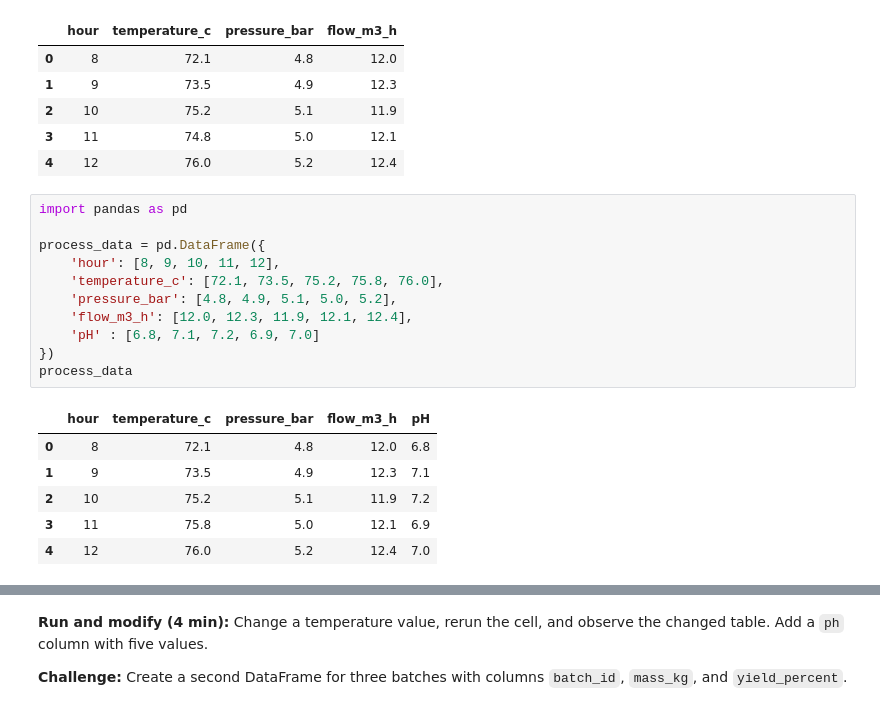
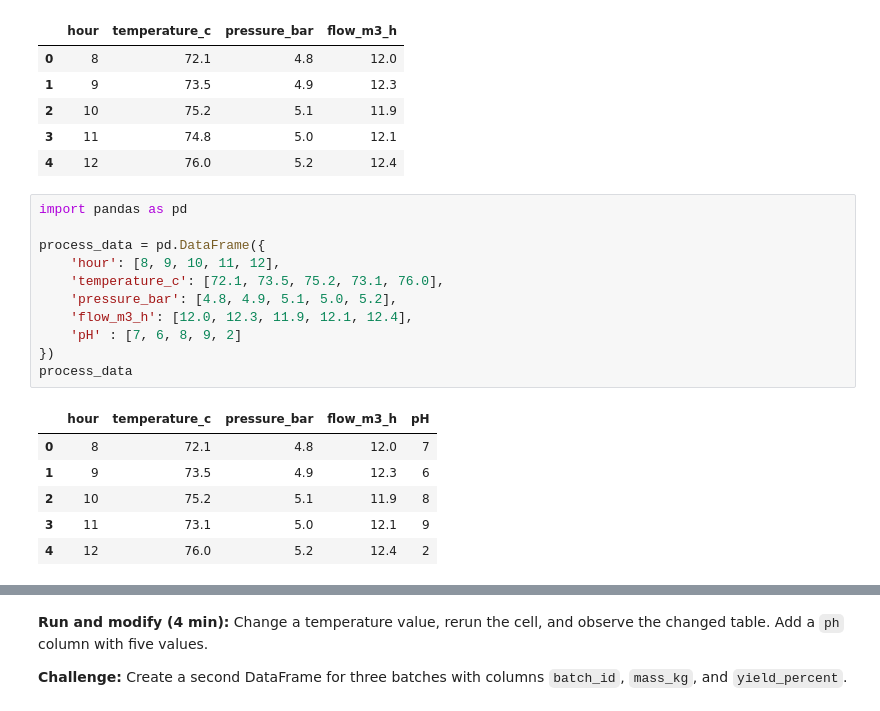
Before and after one commit to Khushi-chan/Module_4_Python_Fundamentals, a Jupyter notebook: 04_01_tabular_data_excel_csv.ipynb, the cells around one changed output, grey strips where cells are left out. Cells and saved outputs as stored; diff of their text form.

```diff
--- a/04_01_tabular_data_excel_csv.ipynb
+++ b/04_01_tabular_data_excel_csv.ipynb
@@ -45,18 +43,18 @@ process_data
 # %%
 import pandas as pd
 
 process_data = pd.DataFrame({
     'hour': [8, 9, 10, 11, 12],
-    'temperature_c': [72.1, 73.5, 75.2, 75.8, 76.0],
+    'temperature_c': [72.1, 73.5, 75.2, 73.1, 76.0],
     'pressure_bar': [4.8, 4.9, 5.1, 5.0, 5.2],
     'flow_m3_h': [12.0, 12.3, 11.9, 12.1, 12.4],
-    'pH' : [6.8, 7.1, 7.2, 6.9, 7.0]
+    'pH' : [7, 6, 8, 9, 2]
 })
 process_data
 # %% [output]
 |  | hour | temperature_c | pressure_bar | flow_m3_h | pH |
-| 0 | 8 | 72.1 | 4.8 | 12.0 | 6.8 |
-| 1 | 9 | 73.5 | 4.9 | 12.3 | 7.1 |
-| 2 | 10 | 75.2 | 5.1 | 11.9 | 7.2 |
-| 3 | 11 | 75.8 | 5.0 | 12.1 | 6.9 |
-| 4 | 12 | 76.0 | 5.2 | 12.4 | 7.0 |
+| 0 | 8 | 72.1 | 4.8 | 12.0 | 7 |
+| 1 | 9 | 73.5 | 4.9 | 12.3 | 6 |
+| 2 | 10 | 75.2 | 5.1 | 11.9 | 8 |
+| 3 | 11 | 73.1 | 5.0 | 12.1 | 9 |
+| 4 | 12 | 76.0 | 5.2 | 12.4 | 2 |
```
Also changed, not shown: parts of 8 cells of this notebook.
